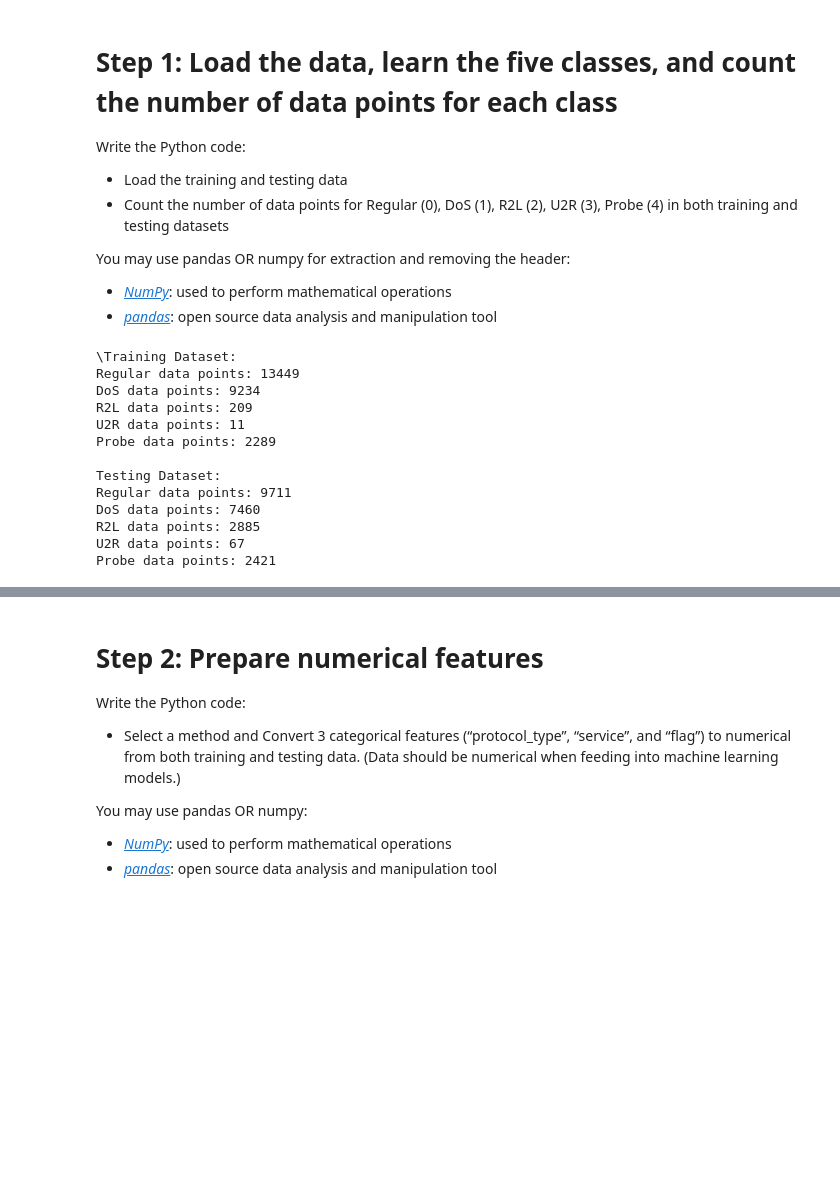
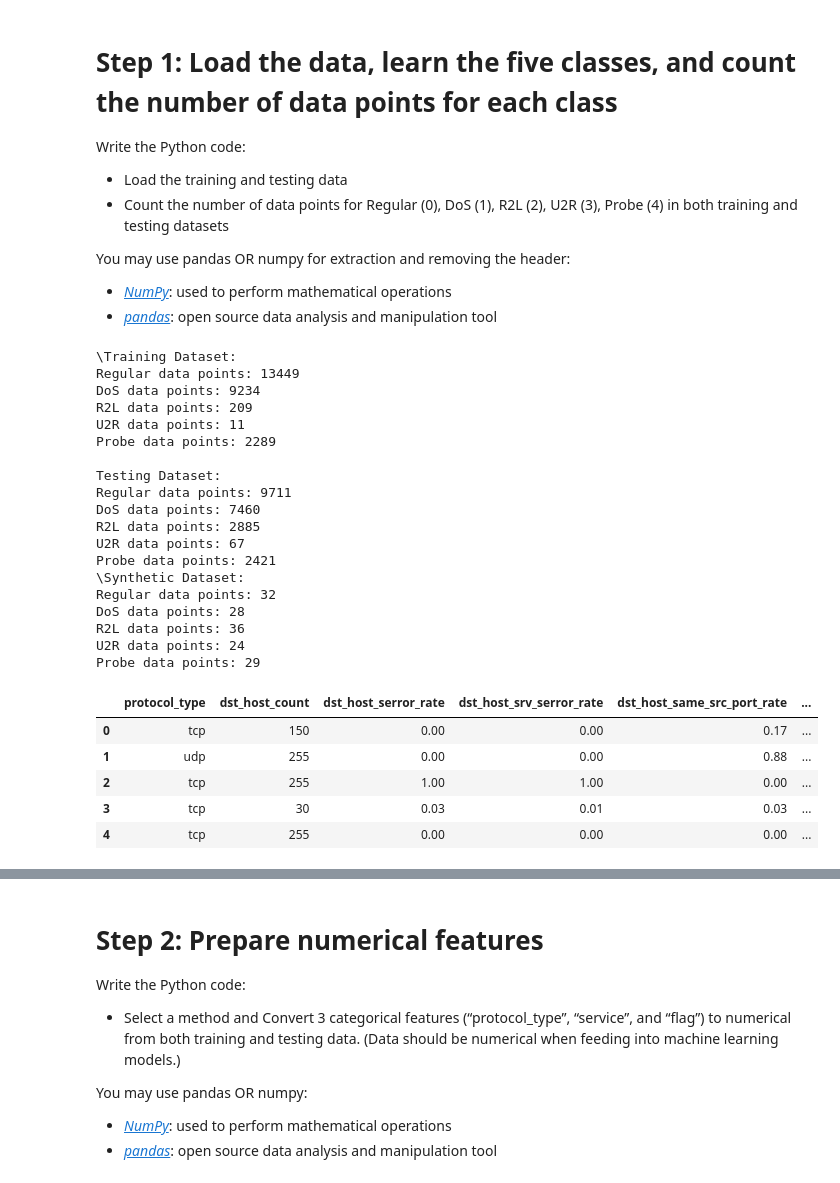
Before and after one commit to jjiang10-sv/nyitAge, a Jupyter notebook: nyit/RApro/modelTrain/network/DetectIntrusionsML.ipynb, the cells around one changed output, grey strips where cells are left out. Saved outputs shown, nothing was run; the diff lists cells and outputs as text; code cells hidden in the pictures; blank space fills up the shorter version.

```diff
--- a/nyit/RApro/modelTrain/network/DetectIntrusionsML.ipynb
+++ b/nyit/RApro/modelTrain/network/DetectIntrusionsML.ipynb
@@ -26,6 +18,7 @@ data_train = pd.read_csv('KDDTrain+_20Percent_615.csv')  # Keep the header
 
 # Load your NSL-KDD testing dataset
 data_test = pd.read_csv('KDDTest+_615.csv')
+
 #data_test = pd.read_csv('KDDTest+_615.csv', header=None)
 # ...
 
@@ -46,30 +39,69 @@ print('R2L data points:', num_r2l)
 print('U2R data points:', num_u2r)
 print('Probe data points:', num_probe)
 
 # Count the number of data points for each class in the testing dataset
 num_regular_test = data_test[data_test.iloc[:, -1] == 0].shape[0]
 num_dos_test = data_test[data_test.iloc[:, -1] == 1].shape[0]
 num_r2l_test = data_test[data_test.iloc[:, -1] == 2].shape[0]
 num_u2r_test = data_test[data_test.iloc[:, -1] == 3].shape[0]
 num_probe_test = data_test[data_test.iloc[:, -1] == 4].shape[0]
 
 print('\nTesting Dataset:')
 print('Regular data points:', num_regular_test)
 print('DoS data points:', num_dos_test)
 print('R2L data points:', num_r2l_test)
 print('U2R data points:', num_u2r_test)
 print('Probe data points:', num_probe_test)
+
+data_synth = pd.read_csv('synthetic_intrusion_data.csv')
+
+num_regular_synth = data_synth[data_synth.iloc[:, -1] == 0].shape[0]
+num_dos_synth = data_synth[data_synth.iloc[:, -1] == 1].shape[0]
+num_r2l_synth = data_synth[data_synth.iloc[:, -1] == 2].shape[0]
+num_u2r_synth = data_synth[data_synth.iloc[:, -1] == 3].shape[0]
+num_probe_synth = data_synth[data_synth.iloc[:, -1] == 4].shape[0]
+
+print('\Synthetic Dataset:')
+print('Regular data points:', num_regular_synth)
+print('DoS data points:', num_dos_synth)
+print('R2L data points:', num_r2l_synth)
+print('U2R data points:', num_u2r_synth)
+print('Probe data points:', num_probe_synth)
+
+use_features = True
+if use_features:
+    selected_features =  ["protocol_type",'dst_host_count', 'dst_host_serror_rate', 'dst_host_srv_serror_rate',
+       'dst_host_same_src_port_rate', 'srv_count', 'dst_host_diff_srv_rate',
+       'logged_in', 'dst_host_srv_count', 'dst_bytes', 'src_bytes',"labels"]
+    data_train = data_train[selected_features]
+    data_test = data_test[selected_features]
+    data_synth = data_synth[selected_features[1:]]
+
+
+data_train.head()
 # %% [output]
 \Training Dataset:
 Regular data points: 13449
 DoS data points: 9234
 R2L data points: 209
 U2R data points: 11
 Probe data points: 2289
 
 Testing Dataset:
 Regular data points: 9711
 DoS data points: 7460
 R2L data points: 2885
 U2R data points: 67
 Probe data points: 2421
+\Synthetic Dataset:
+Regular data points: 32
+DoS data points: 28
+R2L data points: 36
+U2R data points: 24
+Probe data points: 29
+|  | protocol_type | dst_host_count | dst_host_serror_rate | dst_host_srv_serror_rate | dst_host_same_src_port_rate | ... |
+| 0 | tcp | 150 | 0.00 | 0.00 | 0.17 | ... |
+| 1 | udp | 255 | 0.00 | 0.00 | 0.88 | ... |
+| 2 | tcp | 255 | 1.00 | 1.00 | 0.00 | ... |
+| 3 | tcp | 30 | 0.03 | 0.01 | 0.03 | ... |
+| 4 | tcp | 255 | 0.00 | 0.00 | 0.00 | ... |
```
Also changed, not shown: parts of 16 cells of this notebook, 54 other files.
